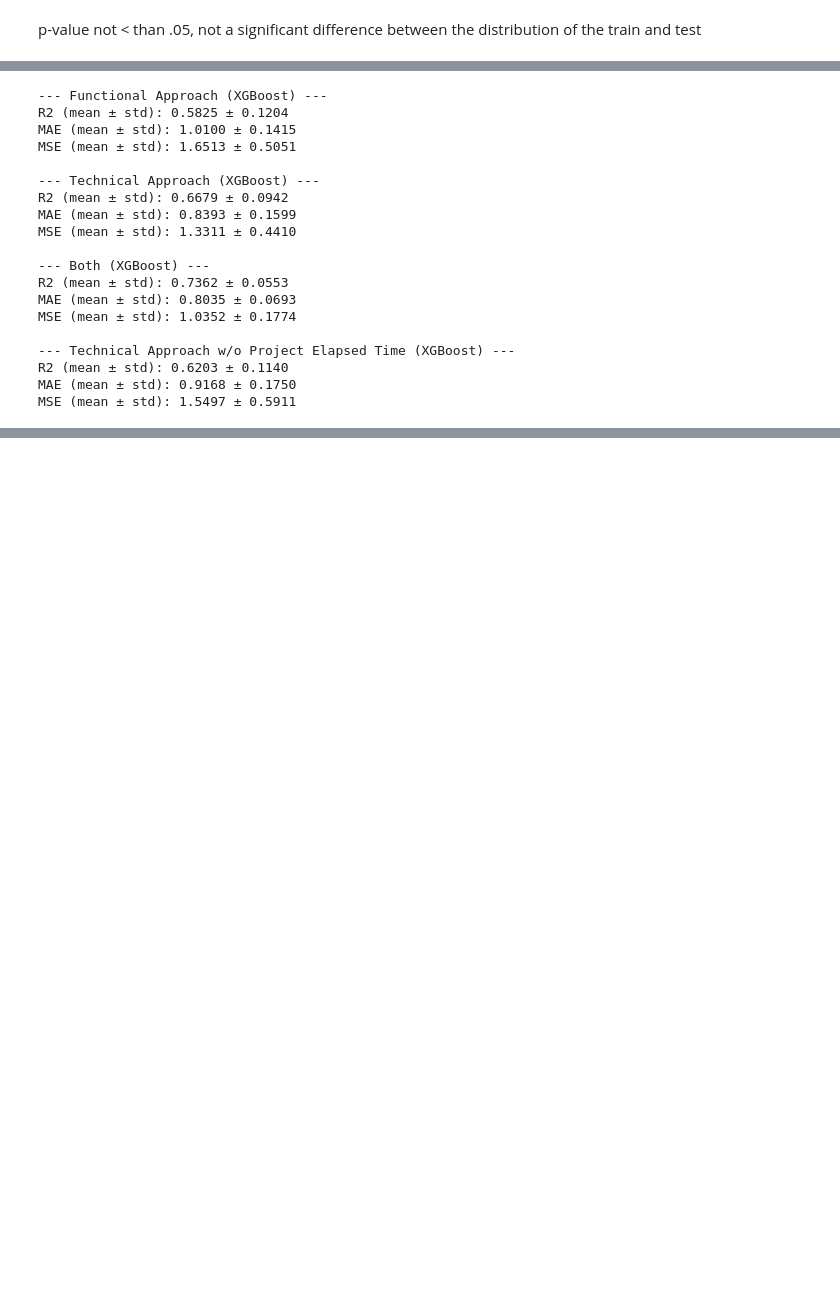
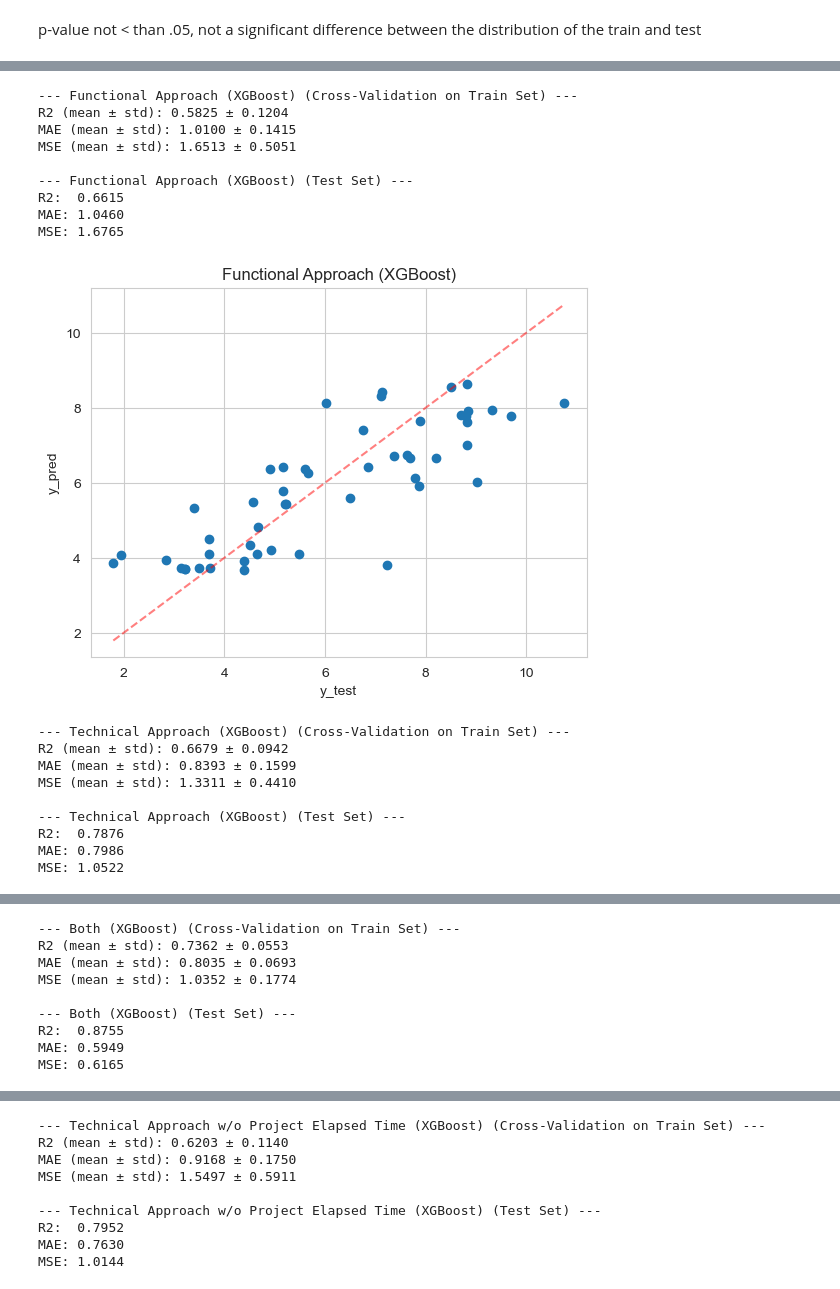
Before and after one commit to J4nvg/ResearchWorkshop, a Jupyter notebook: after_reading.ipynb, the cells around one changed output, grey strips where cells are left out. Saved outputs shown, nothing was run; the diff lists cells and outputs as text; code cells hidden in the pictures; blank space fills up the shorter version.

```diff
--- a/after_reading.ipynb
+++ b/after_reading.ipynb
@@ -265,51 +310,54 @@ xg_reg = xgb.XGBRegressor(
     alpha=10,
     n_estimators=100,
     verbosity=0,
-    random_state=42
+    random_state=RANDOM_SEED
 )
 
 # Evaluate functional approach with XGBoost
-evaluate_model(X_func_train, y_train, model=xg_reg, label="Functional Approach (XGBoost)")
+evaluate_model(X_func_train, y_train,X_func_test, y_test, model=xg_reg, label="Functional Approach (XGBoost)")
 
 # Evaluate technical approach with XGBoost
-evaluate_model(X_tech_train, y_train, model=xg_reg, label="Technical Approach (XGBoost)")
+evaluate_model(X_tech_train, y_train,X_tech_test, y_test, model=xg_reg, label="Technical Approach (XGBoost)")
 
 # Evaluate technical approach with XGBoost
-evaluate_model(X_train, y_train, model=xg_reg, label="Both (XGBoost)")
+evaluate_model(X_train, y_train,X_test, y_test, model=xg_reg, label="Both (XGBoost)")
 
 # Evaluate technical approach without Project Elapsed Time using XGBoost
 evaluate_model(
     X_tech_train.drop(columns=['Project Elapsed Time']),
     y_train,
+    X_tech_test.drop(columns=['Project Elapsed Time']),
+    y_test,
     model=xgb.XGBRegressor(
         objective='reg:squarederror',
         colsample_bytree=0.3,
         learning_rate=0.3,
         max_depth=10,
         alpha=10,
         n_estimators=100,
         verbosity=0,
-        random_state=42
+        random_state=RANDOM_SEED
     ),
-    label="Technical Approach w/o Project Elapsed Time (XGBoost)"
+    label="Technical Approach w/o Project Elapsed Time (XGBoost)",
+    # plot=False
 )
 # %% [output]
---- Functional Approach (XGBoost) ---
+--- Functional Approach (XGBoost) (Cross-Validation on Train Set) ---
 R2 (mean ± std): 0.5825 ± 0.1204
 MAE (mean ± std): 1.0100 ± 0.1415
 MSE (mean ± std): 1.6513 ± 0.5051
 
---- Technical Approach (XGBoost) ---
-R2 (mean ± std): 0.6679 ± 0.0942
-MAE (mean ± std): 0.8393 ± 0.1599
-MSE (mean ± std): 1.3311 ± 0.4410
-
---- Both (XGBoost) ---
-R2 (mean ± std): 0.7362 ± 0.0553
-MAE (mean ± std): 0.8035 ± 0.0693
-MSE (mean ± std): 1.0352 ± 0.1774
-
---- Technical Approach w/o Project Elapsed Time (XGBoost) ---
-R2 (mean ± std): 0.6203 ± 0.1140
-MAE (mean ± std): 0.9168 ± 0.1750
-MSE (mean ± std): 1.5497 ± 0.5911
+--- Functional Approach (XGBoost) (Test Set) ---
+R2:  0.6615
+MAE: 1.0460
+MSE: 1.6765
+[figure, added]
+--- Technical Approach (XGBoost) (Cross-Validation on Train Set) ---
+R2 (mean ± std): 0.6679 ± 0.0942
+MAE (mean ± std): 0.8393 ± 0.1599
+MSE (mean ± std): 1.3311 ± 0.4410
+
+--- Technical Approach (XGBoost) (Test Set) ---
+R2:  0.7876
+MAE: 0.7986
+MSE: 1.0522
@@ -315,0 +365,9 @@ MSE (mean ± std): 1.5497 ± 0.5911
+--- Both (XGBoost) (Cross-Validation on Train Set) ---
+R2 (mean ± std): 0.7362 ± 0.0553
+MAE (mean ± std): 0.8035 ± 0.0693
+MSE (mean ± std): 1.0352 ± 0.1774
+
+--- Both (XGBoost) (Test Set) ---
+R2:  0.8755
+MAE: 0.5949
+MSE: 0.6165
@@ -315,0 +375,9 @@ MSE (mean ± std): 1.5497 ± 0.5911
+--- Technical Approach w/o Project Elapsed Time (XGBoost) (Cross-Validation on Train Set) ---
+R2 (mean ± std): 0.6203 ± 0.1140
+MAE (mean ± std): 0.9168 ± 0.1750
+MSE (mean ± std): 1.5497 ± 0.5911
+
+--- Technical Approach w/o Project Elapsed Time (XGBoost) (Test Set) ---
+R2:  0.7952
+MAE: 0.7630
+MSE: 1.0144
```
Also changed, not shown: parts of 26 cells of this notebook.
